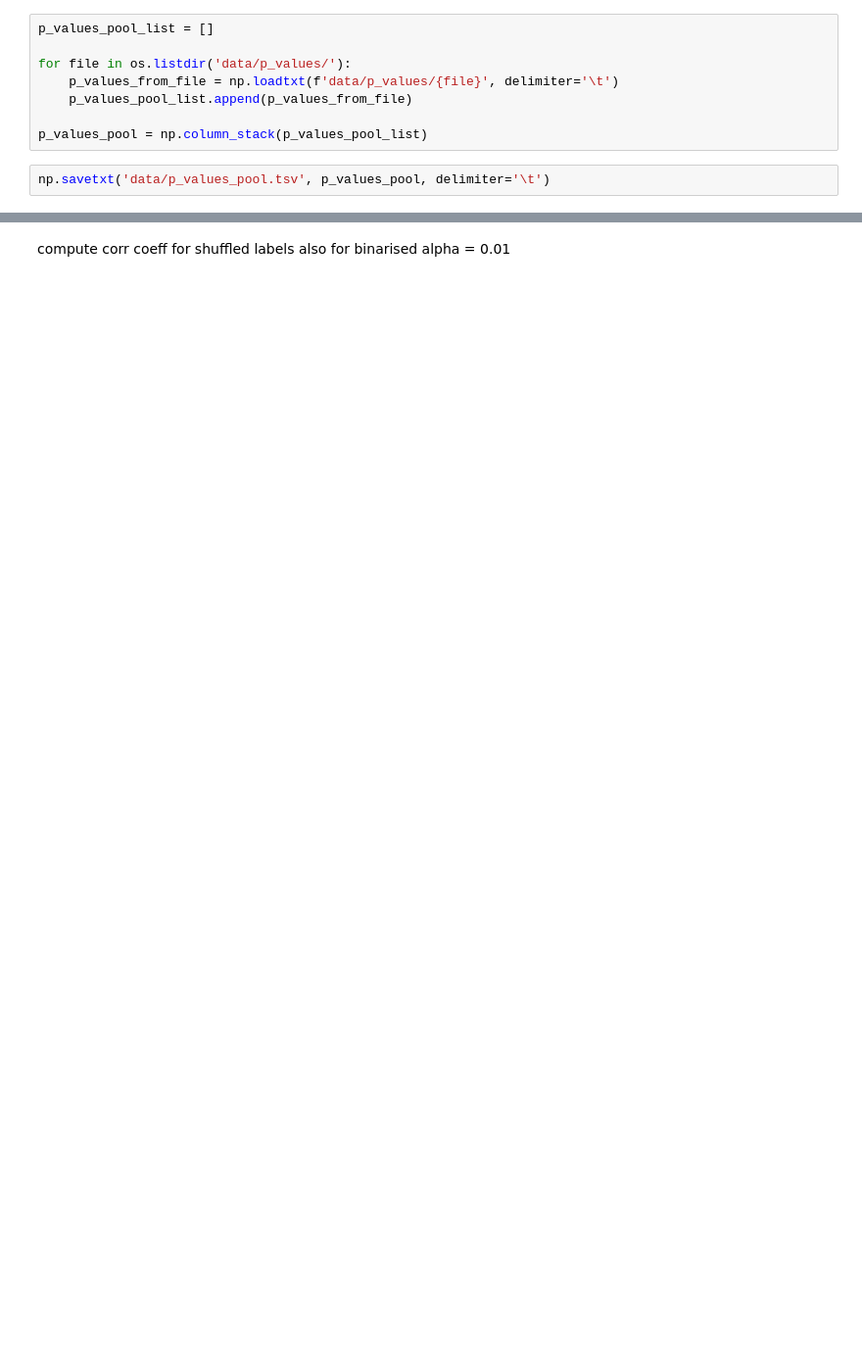
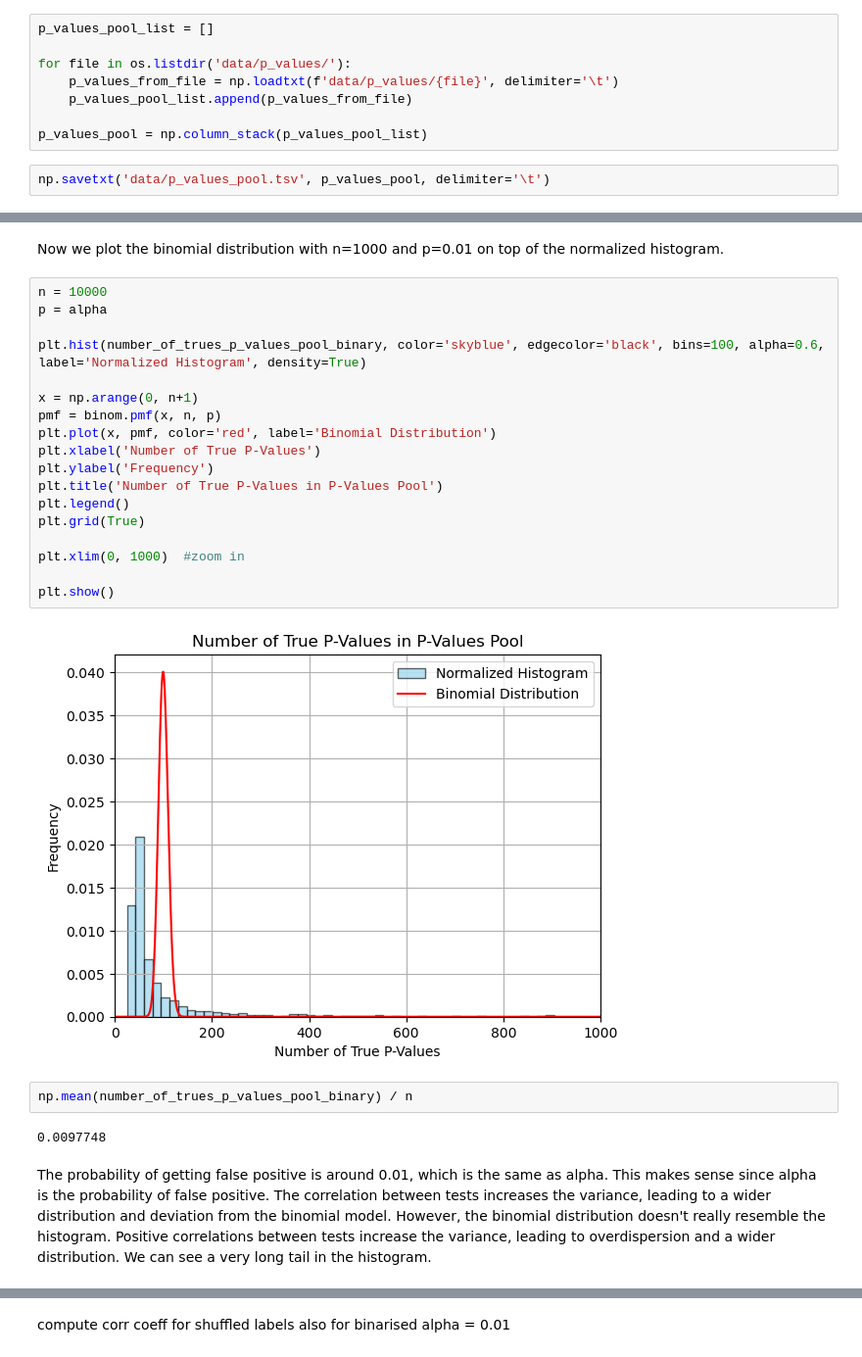
Before and after one commit to uio-bmi/fdr_under_dependencies, a Jupyter notebook: exlporatory_analyses/p_values_analyses.ipynb, the cells around one changed output, grey strips where cells are left out. Shown at 98% size. Drawn from its saved outputs; the diff is of its cells as text; blank space fills up the shorter version.

```diff
--- a/exlporatory_analyses/p_values_analyses.ipynb
+++ b/exlporatory_analyses/p_values_analyses.ipynb
@@ -200,0 +221,31 @@ len(os.listdir('data/p_values/'))
+# %% [markdown]
+Now we plot the binomial distribution with n=1000 and p=0.01 on top of the normalized histogram.
+# %%
+n = 10000
+p = alpha
+
+plt.hist(number_of_trues_p_values_pool_binary, color='skyblue', edgecolor='black', bins=100, alpha=0.6, label='Normalized Histogram', density=True)
+
+x = np.arange(0, n+1)
+pmf = binom.pmf(x, n, p)
+plt.plot(x, pmf, color='red', label='Binomial Distribution')
+plt.xlabel('Number of True P-Values')
+plt.ylabel('Frequency')
+plt.title('Number of True P-Values in P-Values Pool')
+plt.legend()
+plt.grid(True)
+
+plt.xlim(0, 1000)  #zoom in
+
+plt.show()
+# %% [output]
+[figure, added]
+# %%
+np.mean(number_of_trues_p_values_pool_binary) / n
+# %% [output]
+0.0097748
+# %% [markdown]
+The probability of getting false positive is around 0.01, which is the same as alpha. This makes sense since alpha is the probability of false positive.
+The correlation between tests increases the variance, leading to a wider distribution and deviation from the binomial model.
+However, the binomial distribution doesn't really resemble the histogram.
+Positive correlations between tests increase the variance, leading to overdispersion and a wider distribution. We can see a very long tail in the histogram.
```
Also changed, not shown: parts of 29 cells of this notebook.
